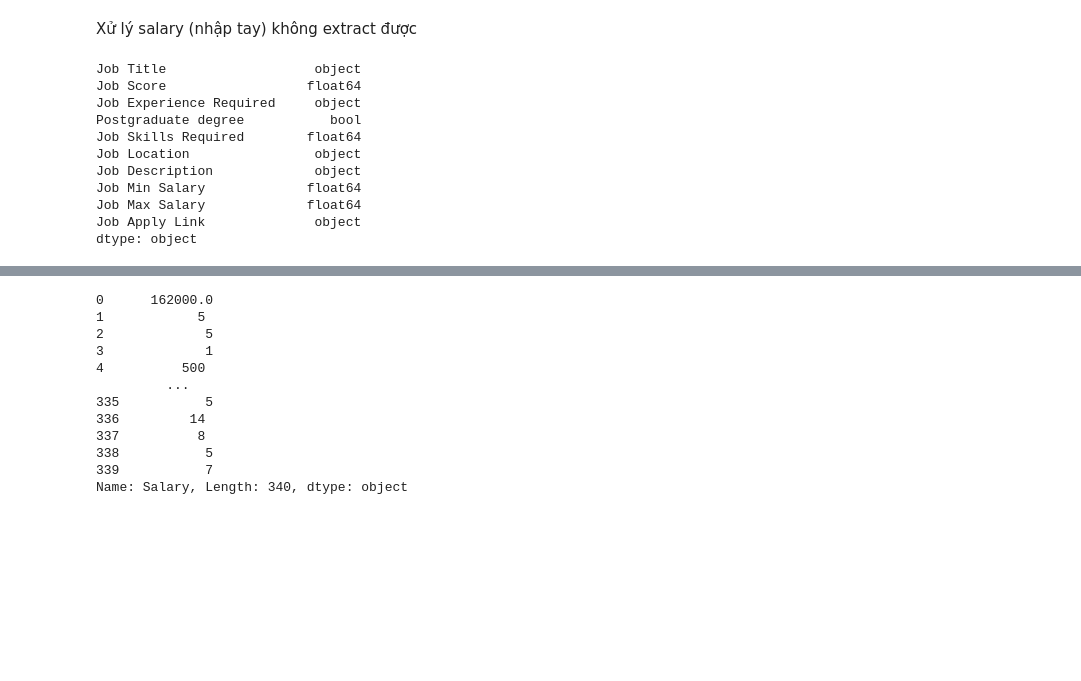
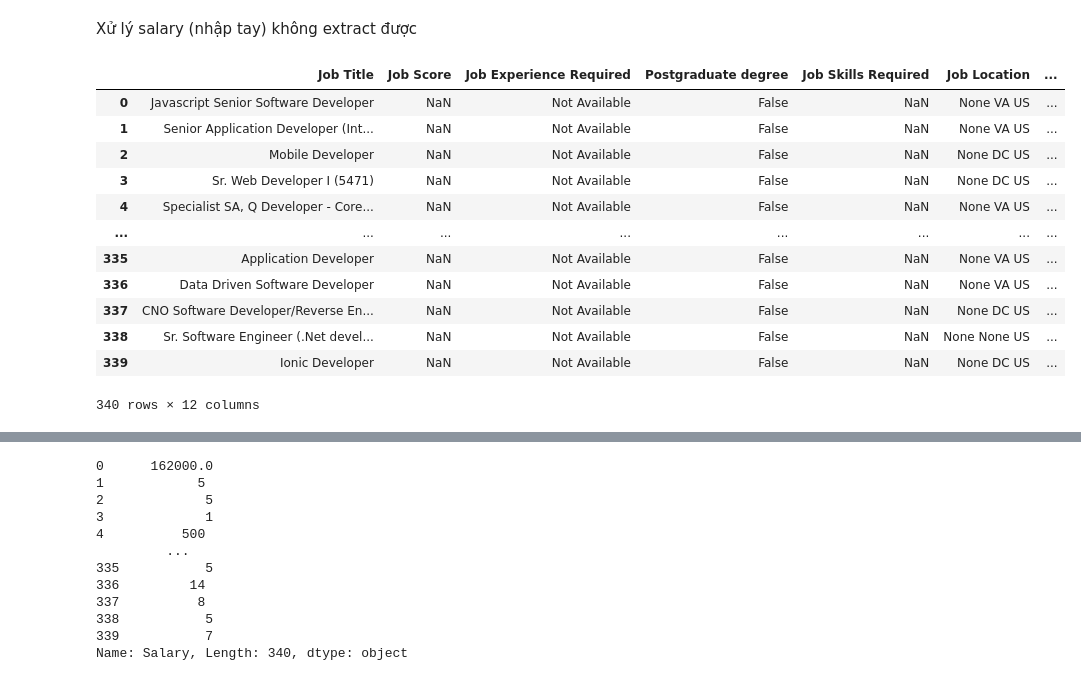
Before and after one commit to bokuwakira1411/BTL-ML, a Jupyter notebook: demo.ipynb, the cells around one changed output, grey strips where cells are left out. Drawn from its saved outputs; the diff is of its cells as text; code cells hidden in the pictures; blank space fills up the shorter version.

```diff
--- a/demo.ipynb
+++ b/demo.ipynb
@@ -264,18 +267,19 @@ Chuẩn hóa cột Salary
 # %% [markdown]
 Xử lý salary (nhập tay) không extract được
 # %%
-df = pd.read_csv("jobs_data.csv")
+df = pd.read_csv("jobs_data_extracted.csv")
+df
+# %% [output]
+|  | Job Title | Job Score | Job Experience Required | Postgraduate degree | Job Skills Required | Job Location | ... |
+| 0 | Javascript Senior Software Developer | NaN | Not Available | False | NaN | None VA US | ... |
+| 1 | Senior Application Developer (Int... | NaN | Not Available | False | NaN | None VA US | ... |
+| 2 | Mobile Developer | NaN | Not Available | False | NaN | None DC US | ... |
+| 3 | Sr. Web Developer I (5471) | NaN | Not Available | False | NaN | None DC US | ... |
+| 4 | Specialist SA, Q Developer - Core... | NaN | Not Available | False | NaN | None VA US | ... |
+| ... | ... | ... | ... | ... | ... | ... | ... |
+| 335 | Application Developer | NaN | Not Available | False | NaN | None VA US | ... |
+| 336 | Data Driven Software Developer | NaN | Not Available | False | NaN | None VA US | ... |
+| 337 | CNO Software Developer/Reverse En... | NaN | Not Available | False | NaN | None DC US | ... |
+| 338 | Sr. Software Engineer (.Net devel... | NaN | Not Available | False | NaN | None None US | ... |
+| 339 | Ionic Developer | NaN | Not Available | False | NaN | None DC US | ... |
+340 rows × 12 columns
-# %%
-df.dtypes
-# %% [output]
-Job Title                   object
-Job Score                  float64
-Job Experience Required     object
-Postgraduate degree           bool
-Job Skills Required        float64
-Job Location                object
-Job Description             object
-Job Min Salary             float64
-Job Max Salary             float64
-Job Apply Link              object
-dtype: object
```
Also changed, not shown: parts of 4 cells of this notebook, 4 other files.
